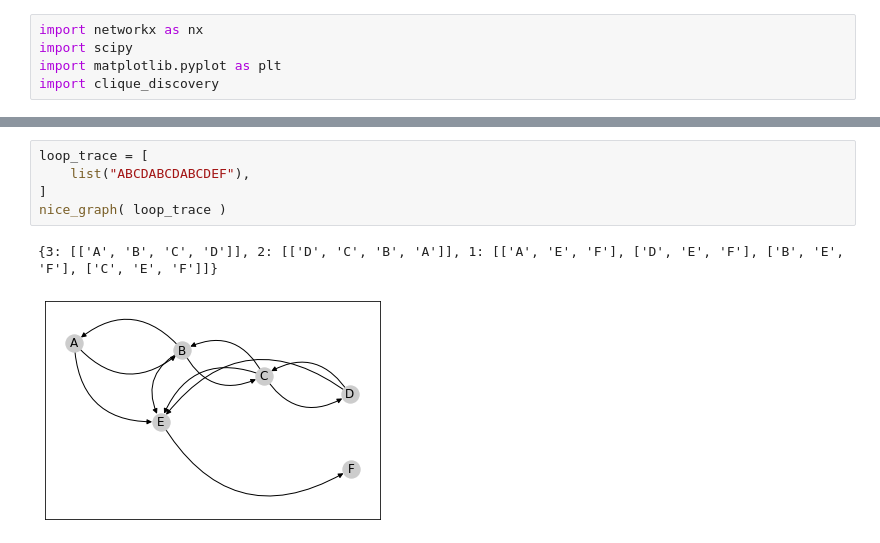
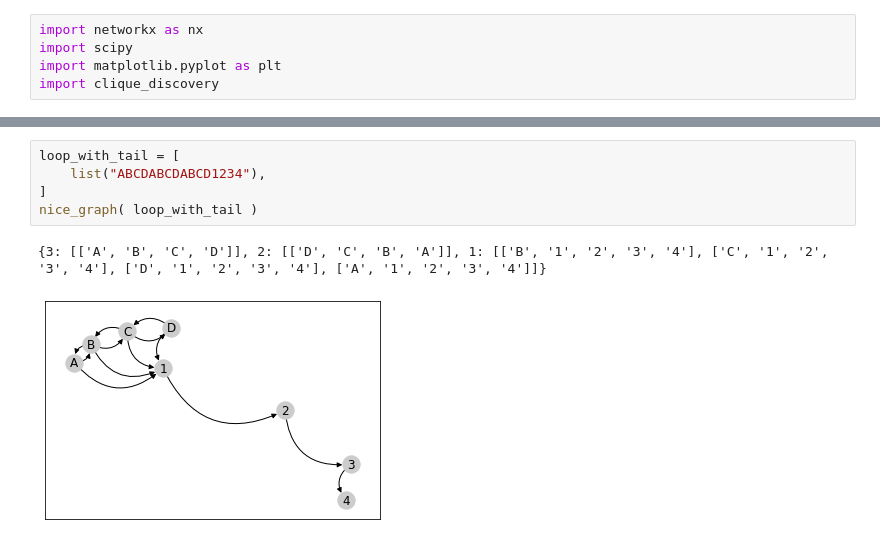
Before and after one commit to jpgil/logdelay, a Jupyter notebook: notebooks/2-structures/clique-discovery-doc.ipynb, the cells around one changed output, grey strips where cells are left out. Cells and saved outputs as stored; diff of their text form.

```diff
--- a/notebooks/2-structures/clique-discovery-doc.ipynb
+++ b/notebooks/2-structures/clique-discovery-doc.ipynb
@@ -57,8 +104,8 @@ nice_graph( T )
-# %%
-loop_trace = [
-    list("ABCDABCDABCDEF"),
-]
-nice_graph( loop_trace )
-# %% [output]
-{3: [['A', 'B', 'C', 'D']], 2: [['D', 'C', 'B', 'A']], 1: [['A', 'E', 'F'], ['D', 'E', 'F'], ['B', 'E', 'F'], ['C', 'E', 'F']]}
-[figure, removed]
+# %%
+loop_with_tail = [
+    list("ABCDABCDABCD1234"),
+]
+nice_graph( loop_with_tail )
+# %% [output]
+{3: [['A', 'B', 'C', 'D']], 2: [['D', 'C', 'B', 'A']], 1: [['B', '1', '2', '3', '4'], ['C', '1', '2', '3', '4'], ['D', '1', '2', '3', '4'], ['A', '1', '2', '3', '4']]}
+[figure, added]
```
Also changed, not shown: parts of 21 cells of this notebook.
